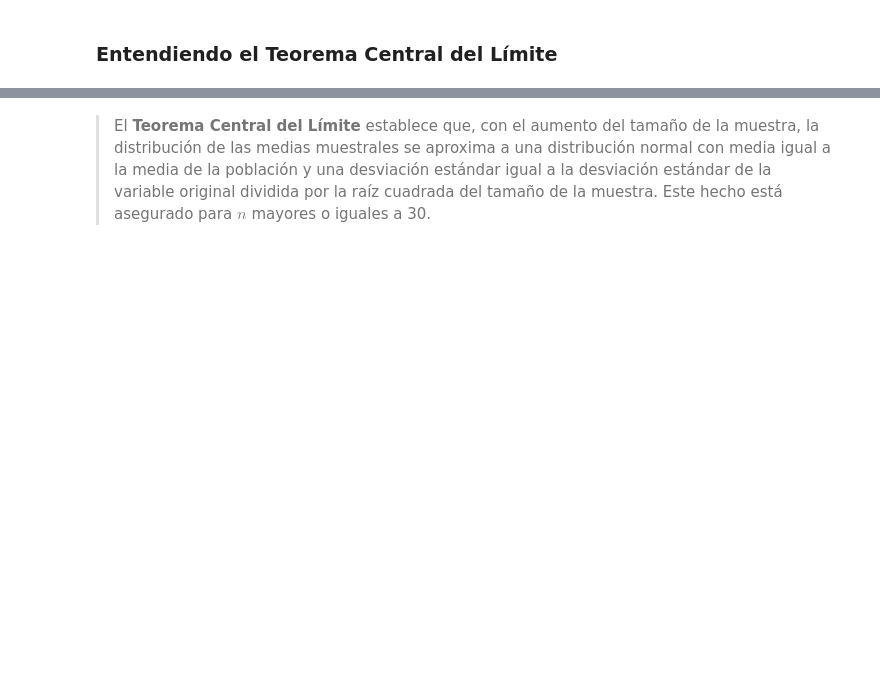
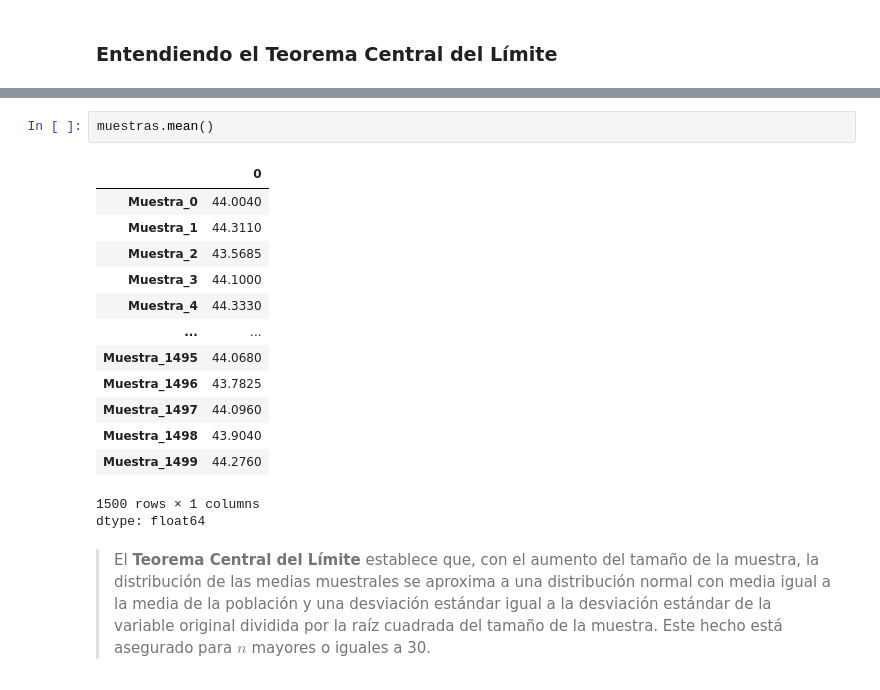
Before and after one commit to LordAguaKate/Practica_DATA_SCIENCE, a Jupyter notebook: Inicial.ipynb, the cells around one changed output, grey strips where cells are left out. Drawn from its saved outputs; the diff is of its cells as text; blank space fills up the shorter version.

```diff
--- a/Inicial.ipynb
+++ b/Inicial.ipynb
@@ -793,2 +823,19 @@ La desviación estándar de las medias muestrales se conoce como **error estánd
+# %%
+muestras.mean()
+# %% [output]
+|  | 0 |
+| Muestra_0 | 44.0040 |
+| Muestra_1 | 44.3110 |
+| Muestra_2 | 43.5685 |
+| Muestra_3 | 44.1000 |
+| Muestra_4 | 44.3330 |
+| ... | ... |
+| Muestra_1495 | 44.0680 |
+| Muestra_1496 | 43.7825 |
+| Muestra_1497 | 44.0960 |
+| Muestra_1498 | 43.9040 |
+| Muestra_1499 | 44.2760 |
+1500 rows × 1 columns
+dtype: float64
 # %% [markdown]
 > El **Teorema Central del Límite** establece que, con el aumento del tamaño de la muestra, la distribución de las medias muestrales se aproxima a una distribución normal con media igual a la media de la población y una desviación estándar igual a la desviación estándar de la variable original dividida por la raíz cuadrada del tamaño de la muestra. Este hecho está asegurado para $n$ mayores o iguales a 30.
```
Also changed, not shown: parts of 24 cells of this notebook.
